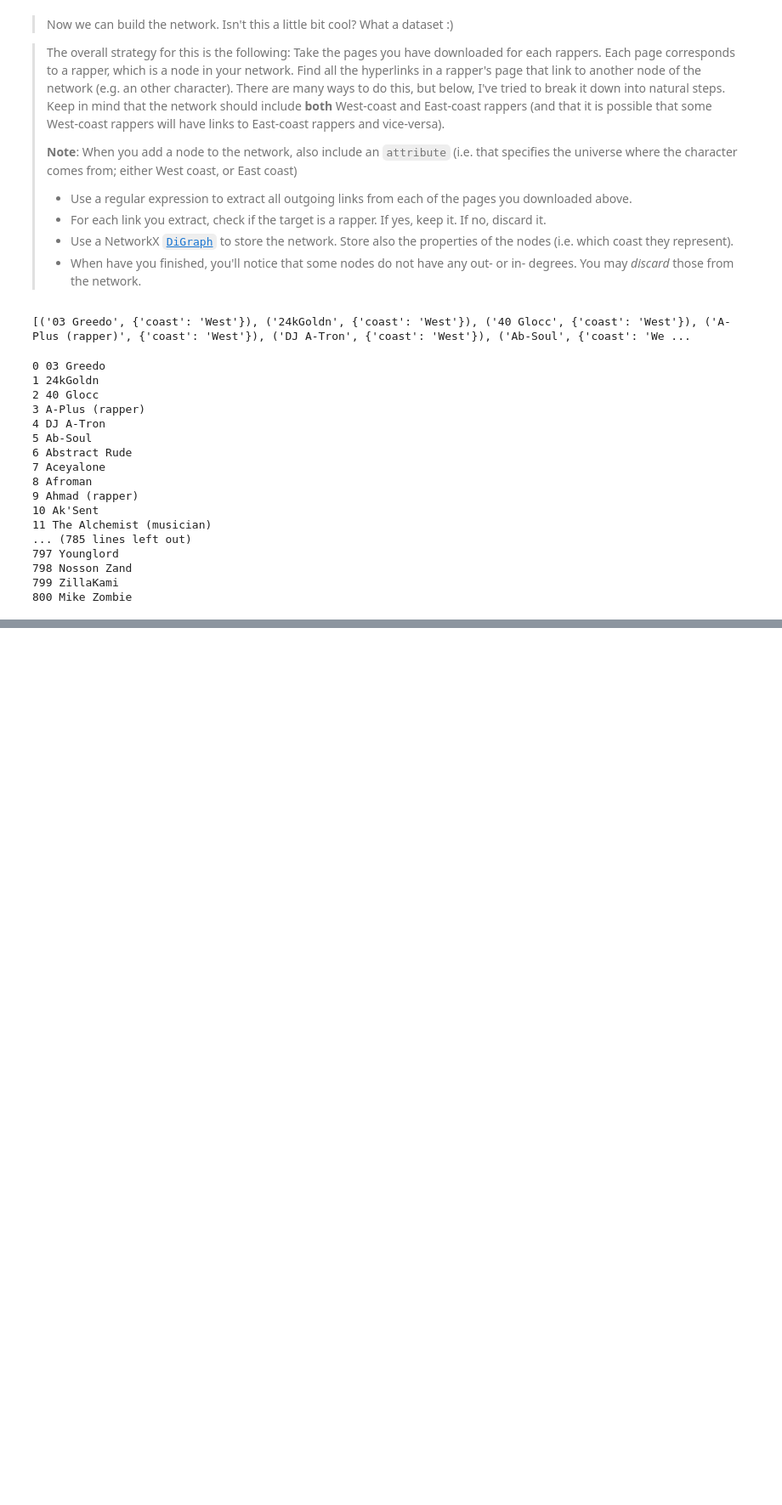
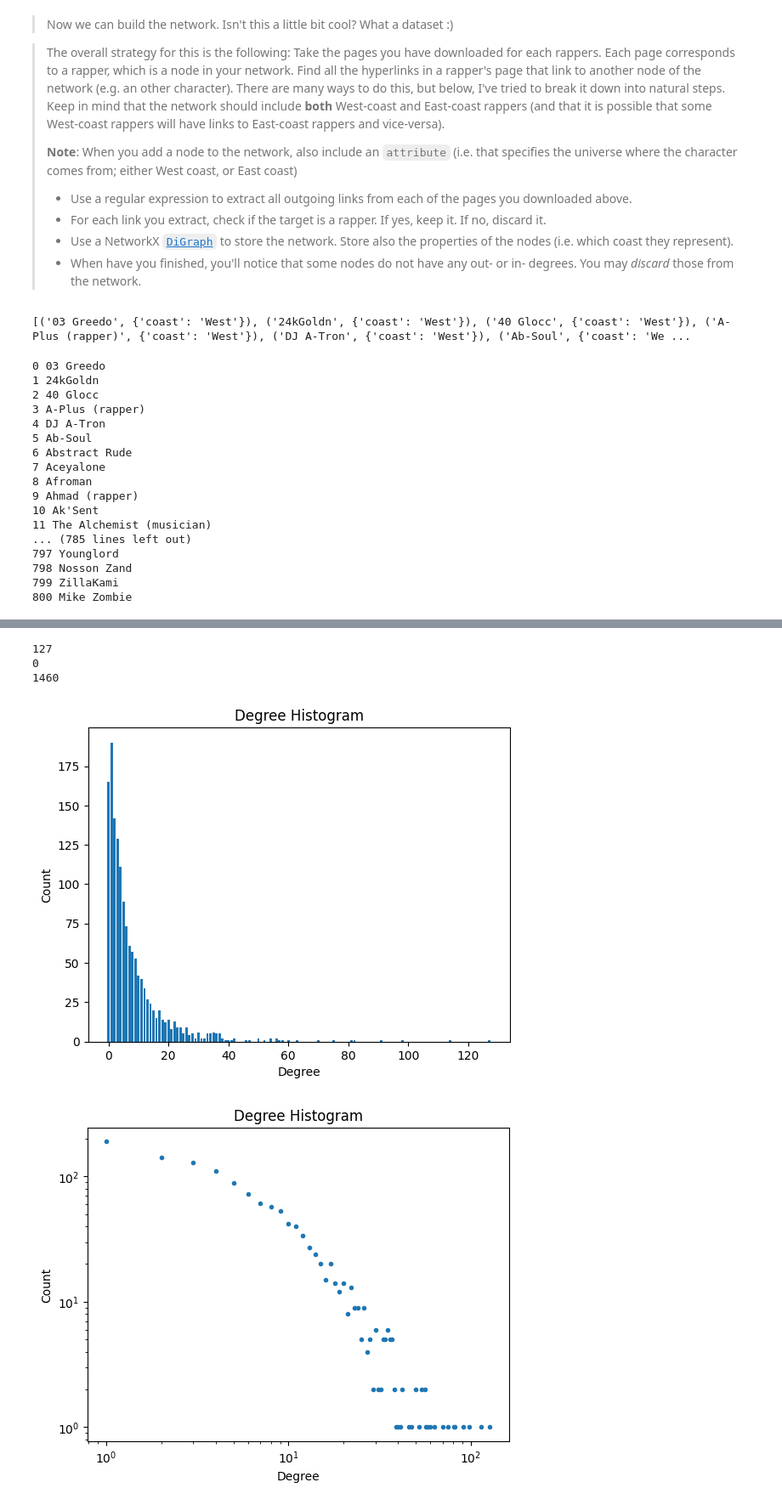
Before and after one commit to AnneKDesler/socialgraphs2023, a Jupyter notebook: Week04/Week4.ipynb, the cells around one changed output, grey strips where cells are left out. Shown at 85% size. Drawn from its saved outputs; the diff is of its cells as text; code cells hidden in the pictures; blank space fills up the shorter version.

```diff
--- a/Week04/Week4.ipynb
+++ b/Week04/Week4.ipynb
@@ -581,3 +623,38 @@ Text(0.5, 0, 'In Degree')
+# %%
+import numpy as np
+import matplotlib.pyplot as plt
+
+k = k_in + k_out
+max_k = np.max(k)
+min_k = np.min(k)
+print(max_k)
+print(min_k)
+v = np.arange(min_k,max_k+2)
+
+counts, bins = np.histogram(k, bins=v)
+sum_counts = np.sum(counts)
+print(sum_counts)
+
+plt.bar(bins[:-1], counts)
+
+plt.title("Degree Histogram")
+plt.ylabel("Count")
+plt.xlabel("Degree")
+plt.show()
+
+
+plt.loglog(bins[:-1], counts, '.')
+
+plt.title("Degree Histogram")
+plt.ylabel("Count")
+plt.xlabel("Degree")
+plt.show()
+# %% [output]
+127
+0
+1460
+[figure, added]
+[figure, added]
 # %% [markdown]
 > The total degree distribution (in + out degree) for you network should resemble the distribution displayed on the image below:
 ![img](https://github.com/SocialComplexityLab/socialgraphs2023/blob/main/files/WestcoastvsEastcoast_degrees.png?raw=true)
```
Also changed, not shown: parts of 24 cells of this notebook, 1 other file.
